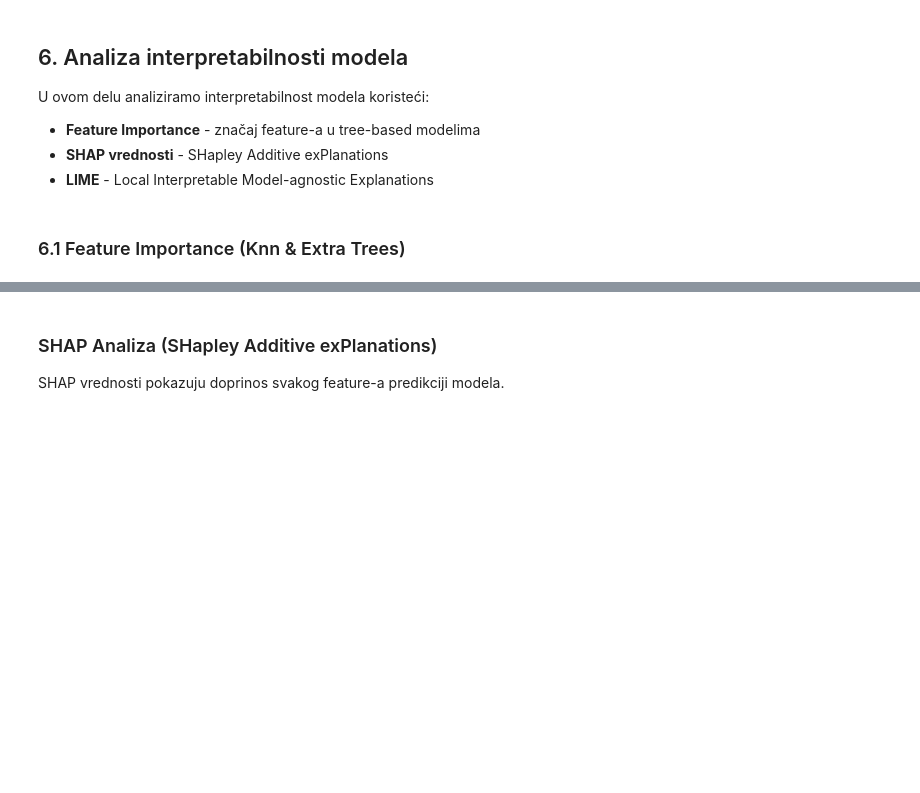
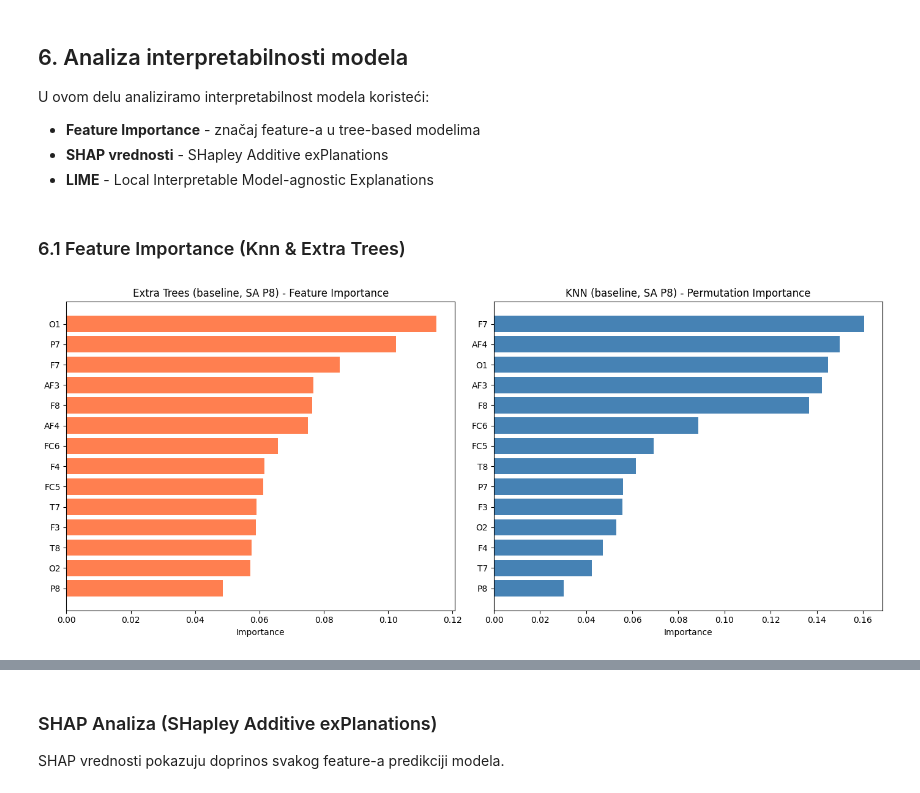
Before and after one commit to bazlooka/elfak-machine-learning, a Jupyter notebook: project 1/notebook.ipynb, the cells around one changed output, grey strips where cells are left out. Saved outputs shown, nothing was run; the diff lists cells and outputs as text; code cells hidden in the pictures; blank space fills up the shorter version.

```diff
--- a/project 1/notebook.ipynb
+++ b/project 1/notebook.ipynb
@@ -1147,58 +1147,86 @@ U ovom delu analiziramo interpretabilnost modela koristeći:
 # %% [markdown]
 ### 6.1 Feature Importance (Knn & Extra Trees)
 # %%
-from sklearn.inspection import permutation_importance
+# INTERPRETABILNOST: sa P8
+# Najbolja 2 modela: Extra Trees + KNN
+
 import pandas as pd
+import numpy as np
 import matplotlib.pyplot as plt
 
-feature_names = X.columns.tolist()
+from sklearn.pipeline import Pipeline
+from sklearn.preprocessing import MinMaxScaler, RobustScaler
+from sklearn.ensemble import ExtraTreesClassifier
+from sklearn.neighbors import KNeighborsClassifier
+from sklearn.inspection import permutation_importance
 
-# Extra Trees importance
-et_importance = pd.DataFrame({
-    "Feature": feature_names,
-    "Importance": extra_trees_best.named_steps["model"].feature_importances_
+#  Baseline modeli za interpretabilnost (fit na ceo skup)
+def make_baseline_et():
+    return Pipeline([
+        ("scaler", MinMaxScaler()),
+        ("model", ExtraTreesClassifier(
+            random_state=42,
+            class_weight="balanced",
+            n_jobs=-1
+        ))
+    ])
+
+def make_baseline_knn():
+    return Pipeline([
+        ("model", KNeighborsClassifier())
+    ])
+
+et_p8 = make_baseline_et().fit(X, y)
+knn_p8 = make_baseline_knn().fit(X, y)
+
+
+# Feature importance: ET (ugradjeno) + KNN (permutation)
+#    SA P8
+
+feature_names_p8 = X.columns.tolist()
+
+et_importance_p8 = pd.DataFrame({
+    "Feature": feature_names_p8,
+    "Importance": et_p8.named_steps["model"].feature_importances_
 }).sort_values("Importance", ascending=False)
 
-# KNN permutation importance
-perm = permutation_importance(
-    knn_best_no_sc,
-    X,
-    y,
+perm_p8 = permutation_importance(
+    knn_p8, X, y,
     n_repeats=10,
     random_state=42,
     n_jobs=-1,
     scoring="accuracy"
 )
 
-knn_importance = pd.DataFrame({
-    "Feature": feature_names,
-    "Importance": perm.importances_mean
+knn_importance_p8 = pd.DataFrame({
+    "Feature": feature_names_p8,
+    "Importance": perm_p8.importances_mean
 }).sort_values("Importance", ascending=False)
 
 
-# plot
+
 fig, axes = plt.subplots(1, 2, figsize=(14, 6))
 
-# Extra Trees
-axes[0].barh(
-    et_importance["Feature"],
-    et_importance["Importance"],
-    color="coral"
-)
+axes[0].barh(et_importance_p8["Feature"],
+             et_importance_p8["Importance"],
+             color="coral")
 axes[0].set_xlabel("Importance")
-axes[0].set_title("Extra Trees - Feature Importance")
+axes[0].set_title("Extra Trees (baseline, SA P8) - Feature Importance")
 axes[0].invert_yaxis()
 
-# KNN
-axes[1].barh(
-    knn_importance["Feature"],
-    knn_importance["Importance"],
-    color="steelblue"
-)
+axes[1].barh(knn_importance_p8["Feature"],
+             knn_importance_p8["Importance"],
+             color="steelblue")
 axes[1].set_xlabel("Importance")
-axes[1].set_title("KNN - Permutation Importance")
+axes[1].set_title("KNN (baseline, SA P8) - Permutation Importance")
 axes[1].invert_yaxis()
 
 plt.tight_layout()
 plt.show()
+
+print("\nTop 5 (Extra Trees, SA P8):")
+print(et_importance_p8.head(5).to_string(index=False))
+print("\nTop 5 (KNN, SA P8):")
+print(knn_importance_p8.head(5).to_string(index=False))
 # %% [output]
+[figure, added]
```
Also changed, not shown: parts of 5 cells of this notebook.
